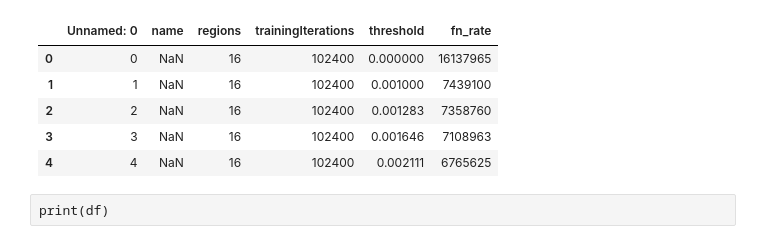
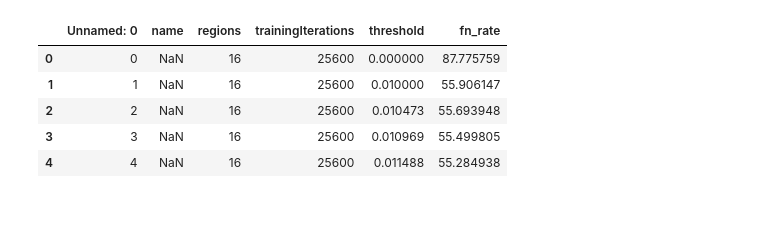
Before and after one commit to francesco-ratti/heteregeneousRTOS_benchmarks_data_analysis_scripts, a Jupyter notebook: false_negatives_vs_threshold_plots.ipynb, the cells around one changed output. Saved outputs shown, nothing was run; the diff lists cells and outputs as text; code cells hidden in the pictures; blank space fills up the shorter version.

```diff
--- a/false_negatives_vs_threshold_plots.ipynb
+++ b/false_negatives_vs_threshold_plots.ipynb
@@ -4,14 +4,14 @@ import pandas as pd
 import matplotlib.pyplot as plt
 import matplotlib.ticker as tkr
 # %%
-df=pd.read_csv("ln_thresh.csv", delimiter=";")
+fft_df=pd.read_csv("fft_8_fn_vs_threshold.csv", delimiter=";")
 # %%
-df.head()
+fft_df.head()
 # %% [output]
 |  | Unnamed: 0 | name | regions | trainingIterations | threshold | fn_rate |
-| 0 | 0 | NaN | 16 | 102400 | 0.000000 | 16137965 |
-| 1 | 1 | NaN | 16 | 102400 | 0.001000 | 7439100 |
-| 2 | 2 | NaN | 16 | 102400 | 0.001283 | 7358760 |
-| 3 | 3 | NaN | 16 | 102400 | 0.001646 | 7108963 |
-| 4 | 4 | NaN | 16 | 102400 | 0.002111 | 6765625 |
+| 0 | 0 | NaN | 16 | 25600 | 0.000000 | 87.775759 |
+| 1 | 1 | NaN | 16 | 25600 | 0.010000 | 55.906147 |
+| 2 | 2 | NaN | 16 | 25600 | 0.010473 | 55.693948 |
+| 3 | 3 | NaN | 16 | 25600 | 0.010969 | 55.499805 |
+| 4 | 4 | NaN | 16 | 25600 | 0.011488 | 55.284938 |
 # %%
@@ -19,2 +18,0 @@ df.dropna(axis=1, inplace=True)
-# %% [raw]
-print(df)
```
Also changed, not shown: parts of 10 cells of this notebook.
